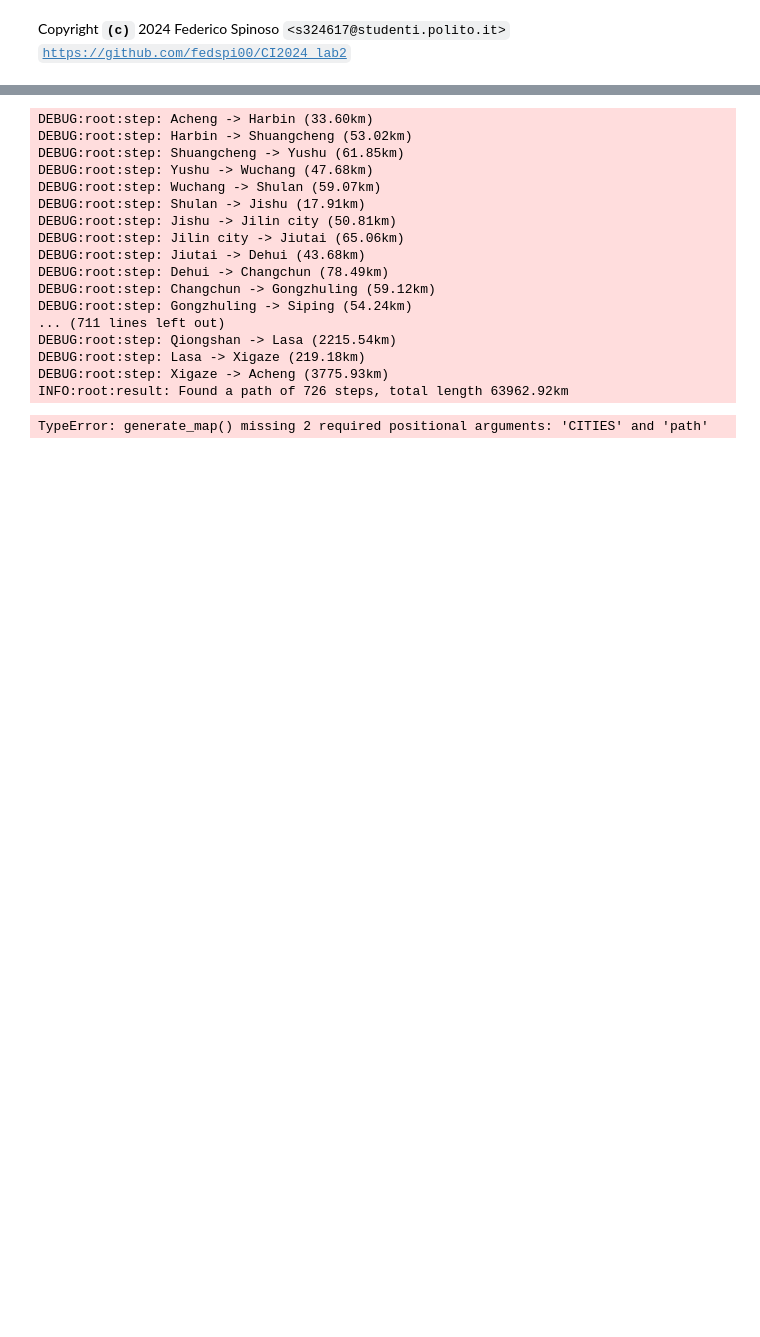
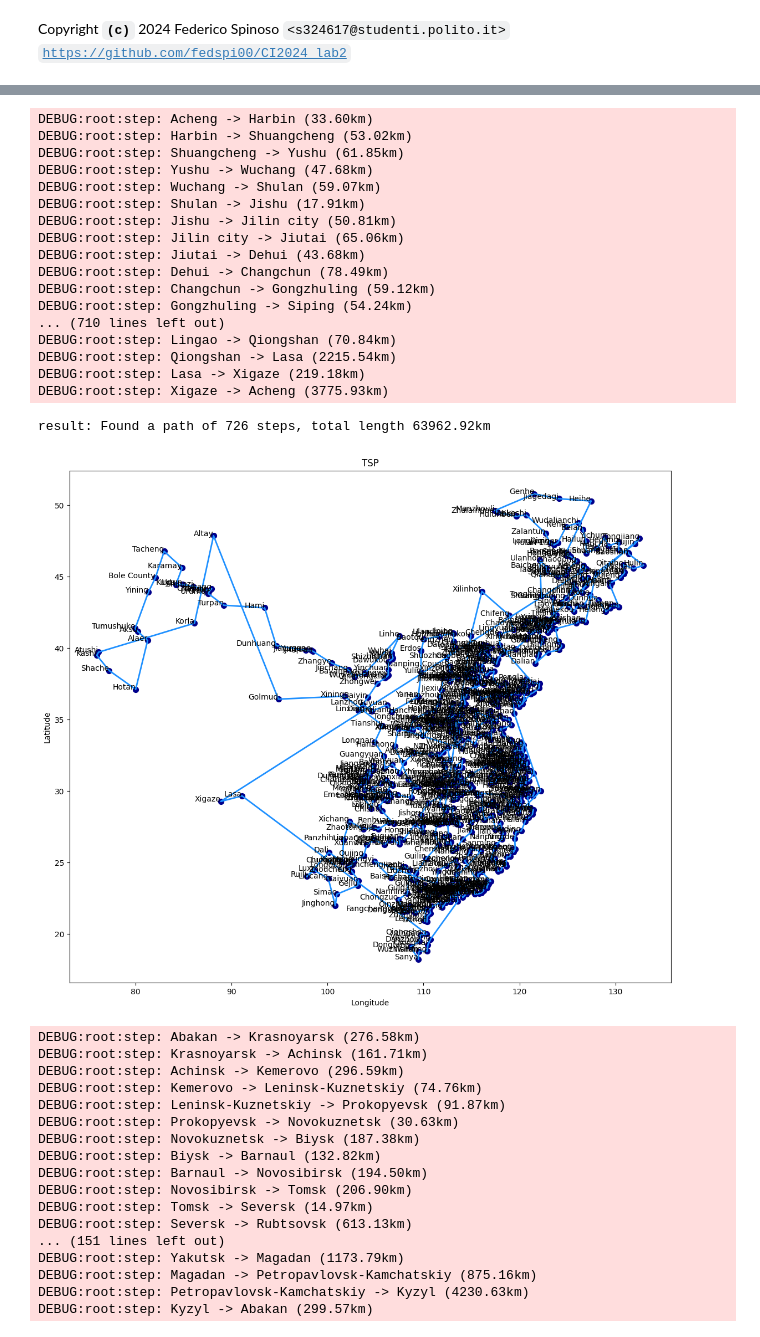
Before and after one commit to fedspi00/CI2024_lab2, a Jupyter notebook: myTSP.ipynb, the cells around one changed output, grey strips where cells are left out. Cells and saved outputs as stored; diff of their text form; code cells hidden in the pictures; blank space fills up the shorter version.

```diff
--- a/myTSP.ipynb
+++ b/myTSP.ipynb
@@ -109,26 +102,44 @@ def greedy_algorithm(CITIES, DIST_MATRIX):
 # %%
 CITIES_LIST = {'cities/china.csv', 'cities/italy.csv', 'cities/russia.csv', 'cities/us.csv', 'cities/vanuatu.csv'}
 for path in CITIES_LIST:
     CITIES, DIST_MATRIX = readCSV(path)
     tsp = greedy_algorithm(CITIES, DIST_MATRIX)
     generate_map(tsp, CITIES, path)
-    plot_map(tsp)
+    plot_map(tsp, CITIES)
 # %% [output]
 DEBUG:root:step: Acheng -> Harbin (33.60km)
 DEBUG:root:step: Harbin -> Shuangcheng (53.02km)
 DEBUG:root:step: Shuangcheng -> Yushu (61.85km)
 DEBUG:root:step: Yushu -> Wuchang (47.68km)
 DEBUG:root:step: Wuchang -> Shulan (59.07km)
 DEBUG:root:step: Shulan -> Jishu (17.91km)
 DEBUG:root:step: Jishu -> Jilin city (50.81km)
 DEBUG:root:step: Jilin city -> Jiutai (65.06km)
 DEBUG:root:step: Jiutai -> Dehui (43.68km)
 DEBUG:root:step: Dehui -> Changchun (78.49km)
 DEBUG:root:step: Changchun -> Gongzhuling (59.12km)
 DEBUG:root:step: Gongzhuling -> Siping (54.24km)
-... (711 lines left out)
+... (710 lines left out)
+DEBUG:root:step: Lingao -> Qiongshan (70.84km)
 DEBUG:root:step: Qiongshan -> Lasa (2215.54km)
 DEBUG:root:step: Lasa -> Xigaze (219.18km)
 DEBUG:root:step: Xigaze -> Acheng (3775.93km)
-INFO:root:result: Found a path of 726 steps, total length 63962.92km
-TypeError: generate_map() missing 2 required positional arguments: 'CITIES' and 'path'
+result: Found a path of 726 steps, total length 63962.92km
+[figure, added]
+DEBUG:root:step: Abakan -> Krasnoyarsk (276.58km)
+DEBUG:root:step: Krasnoyarsk -> Achinsk (161.71km)
+DEBUG:root:step: Achinsk -> Kemerovo (296.59km)
+DEBUG:root:step: Kemerovo -> Leninsk‐Kuznetskiy (74.76km)
+DEBUG:root:step: Leninsk‐Kuznetskiy -> Prokopyevsk (91.87km)
+DEBUG:root:step: Prokopyevsk -> Novokuznetsk (30.63km)
+DEBUG:root:step: Novokuznetsk -> Biysk (187.38km)
+DEBUG:root:step: Biysk -> Barnaul (132.82km)
+DEBUG:root:step: Barnaul -> Novosibirsk (194.50km)
+DEBUG:root:step: Novosibirsk -> Tomsk (206.90km)
+DEBUG:root:step: Tomsk -> Seversk (14.97km)
+DEBUG:root:step: Seversk -> Rubtsovsk (613.13km)
+... (151 lines left out)
+DEBUG:root:step: Yakutsk -> Magadan (1173.79km)
+DEBUG:root:step: Magadan -> Petropavlovsk‐Kamchatskiy (875.16km)
+DEBUG:root:step: Petropavlovsk‐Kamchatskiy -> Kyzyl (4230.63km)
+DEBUG:root:step: Kyzyl -> Abakan (299.57km)
```
Also changed, not shown: parts of 3 cells of this notebook, 5 other files.
